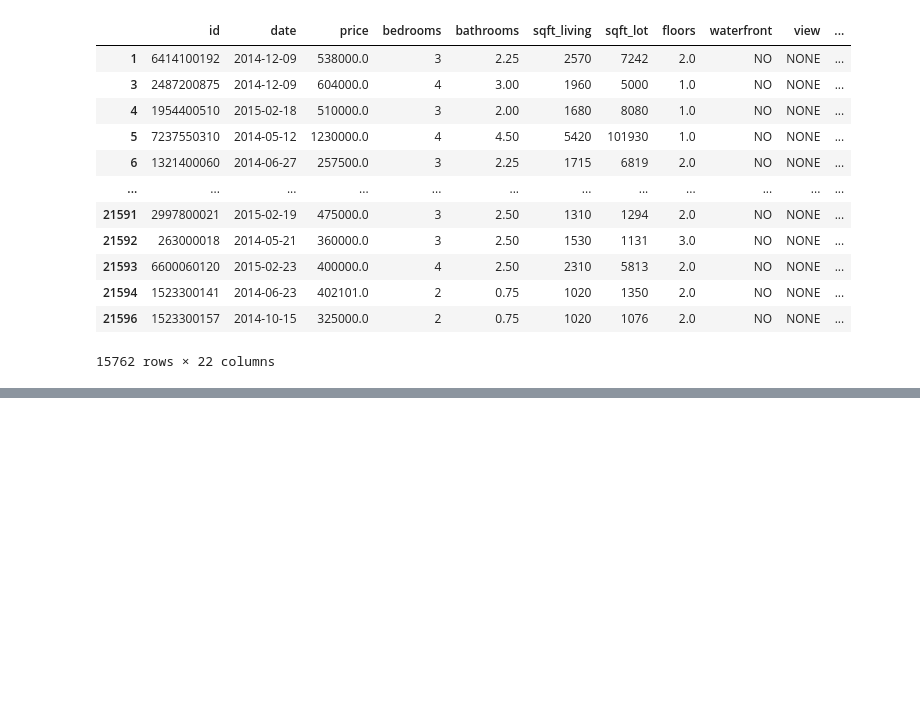
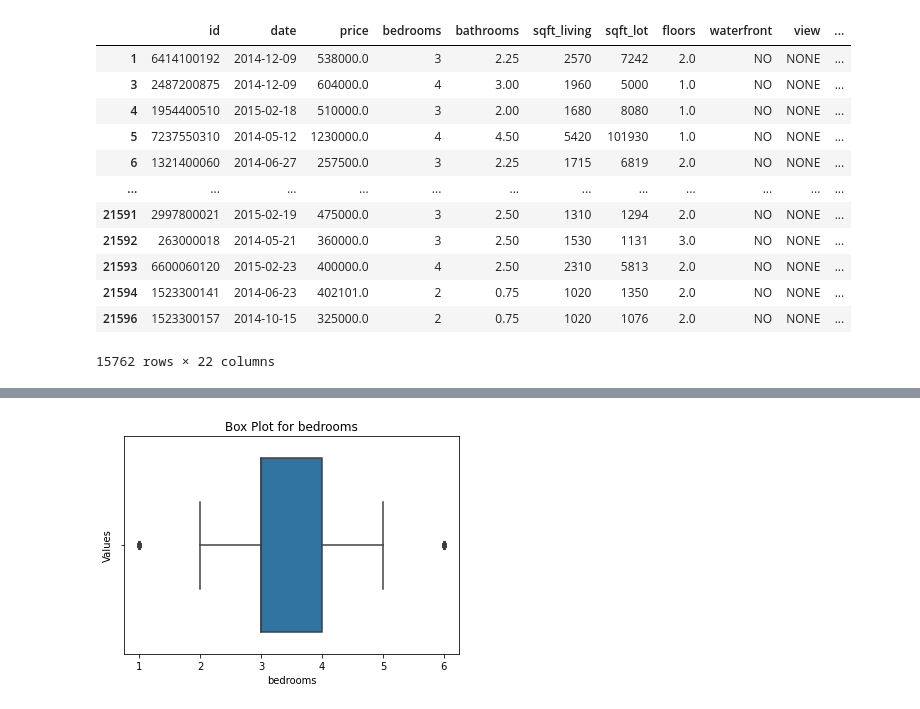
Before and after one commit to learn-co-curriculum/dsc-phase-2-project-v2-3, a Jupyter notebook: student.ipynb, the cells around one changed output, grey strips where cells are left out. Drawn from its saved outputs; the diff is of its cells as text; code cells hidden in the pictures; blank space fills up the shorter version.

```diff
--- a/student.ipynb
+++ b/student.ipynb
@@ -303,0 +355,4 @@ df
+# %%
+# Removing outliers
+df['bedrooms'] = df['bedrooms'][(np.abs(stats.zscore(df['bedrooms'])) < 3)]
+df['bedrooms']
@@ -303,0 +372,5 @@ df
+# %%
+# Validating if outliers have been removed by checking the box plot.
+plot_boxplot('bedrooms', df)
+# %% [output]
+[figure, added]
```
Also changed, not shown: parts of 18 cells of this notebook.
